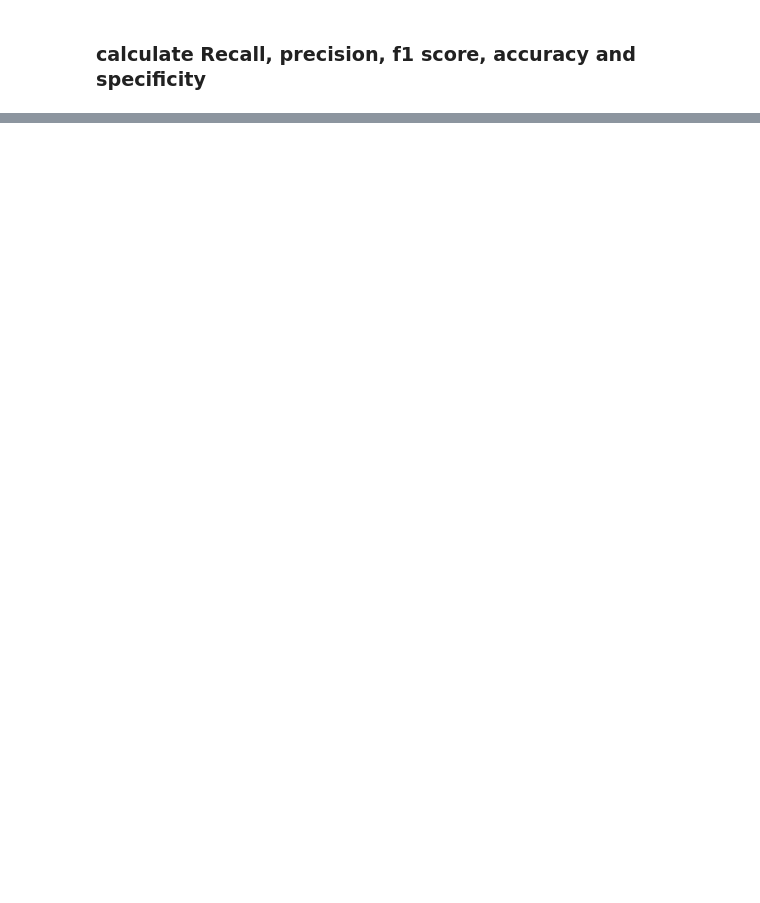
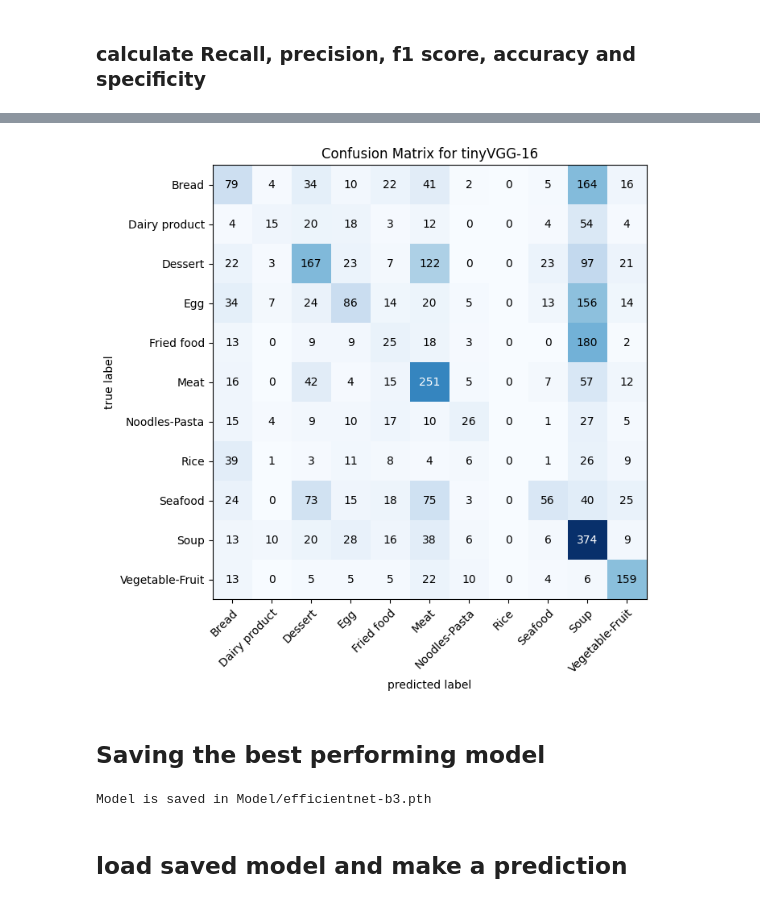
Before and after one commit to HritwikBhowmik/BAIUST-ML-workshop, a Jupyter notebook: BAIUST_foodfest_workshop.ipynb, the cells around one changed output, grey strips where cells are left out. Saved outputs shown, nothing was run; the diff lists cells and outputs as text; code cells hidden in the pictures; blank space fills up the shorter version.

```diff
--- a/BAIUST_foodfest_workshop.ipynb
+++ b/BAIUST_foodfest_workshop.ipynb
@@ -381,7 +383,7 @@ optimizer_mobile = torch.optim.Adam(params=model_mobile.parameters(), lr=0.0001)
 ## creating tinyVGG CNN model
 # %%
 # Create our convolutional neural network here architecture is tinyVGG
-class tinnyVGG(nn.Module):
+class tinyVGG(nn.Module):
   def __init__(self, in_shapes:int, hidden_layer:int, out_shapes:int):
     super().__init__()
     self.layer_1 = nn.Sequential(nn.Conv2d(in_channels=in_shapes, out_channels=hidden_layer, kernel_size=3, stride=1, padding=1),
@@ -395,7 +397,7 @@ class tinnyVGG(nn.Module):
                                  nn.ReLU(),
                                  nn.MaxPool2d(kernel_size=2))
     self.classification = nn.Sequential(nn.Flatten(),
-                                        nn.Linear(in_features=hidden_layer*7*7, # there is tecnique to find 7*7
+                                        nn.Linear(in_features=hidden_layer*56*56, # there is tecnique to find 56*56
                                                   out_features=out_shapes))
 
   def forward(self, x):
@@ -786,0 +909,13 @@ plt.show()
+# %%
+con_mat_tensor_vgg = con_mat(preds=torch.tensor(preds_multi_vgg),
+                         target=torch.tensor(targets_multi_vgg))
+
+plot, ax = plot_confusion_matrix(conf_mat=con_mat_tensor_vgg.numpy(),
+                                 class_names=labels,
+                                 figsize=(10, 7))
+plt.title('Confusion Matrix for tinyVGG-16')
+plt.show()
+# %% [output]
+[figure, added]
+# %% [markdown]
+## Saving the best performing model
@@ -786,0 +932,10 @@ plt.show()
+# %%
+# model=model for efficientnet-b3
+# model=model_mobile for mobilenet-v2
+# model=model_vgg for tinyVGG-16
+name = 'efficientnet-b3.pth'
+save_model(model=model, name=name)
+# %% [output]
+Model is saved in Model/efficientnet-b3.pth
+# %% [markdown]
+## load saved model and make a prediction
```
Also changed, not shown: parts of 36 cells of this notebook.
